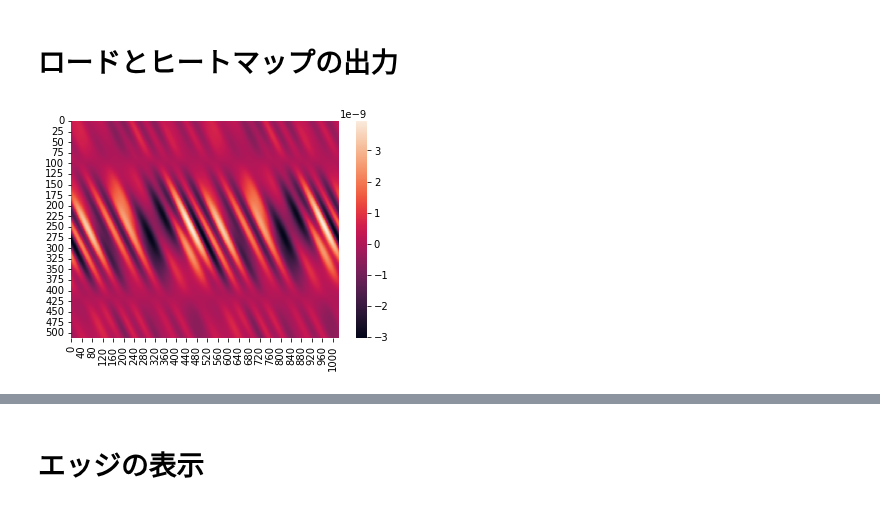
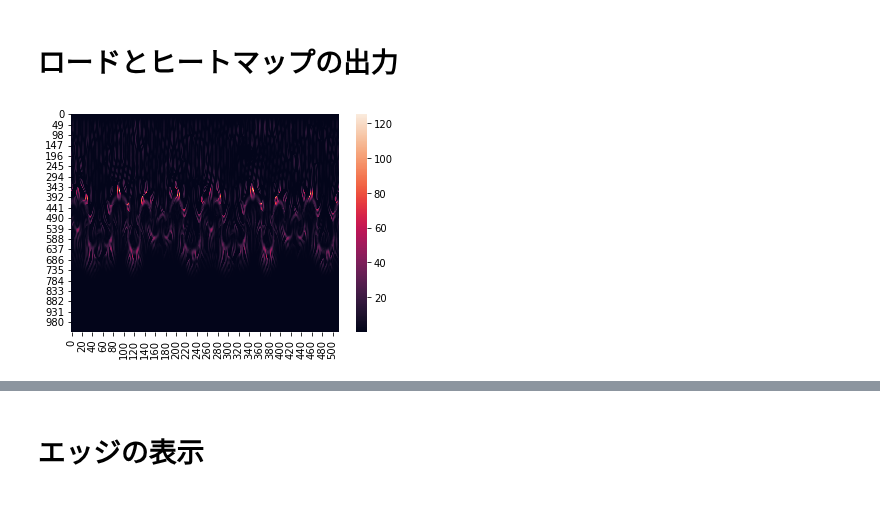
Before and after one commit to koki-mus/research, a Jupyter notebook: src/visualize.ipynb, the cells around one changed output, grey strips where cells are left out. Cells and saved outputs as stored; diff of their text form; code cells hidden in the pictures.

Commit message:
change data resource

```diff
--- a/src/visualize.ipynb
+++ b/src/visualize.ipynb
@@ -19,10 +19,13 @@ C:/Users/lkxl1/OneDrive/デスクトップ/research/bigendian_data/
 # ロードとヒートマップの出力
 # %%
 #for で回す時、保存は全てできるが、表示は最後のみ
-for n in [3]:
-    name = f"{data_dir}fort.11{n}.0"
-    data = load_bigendian(name)
-    # show(data, imgname=f"{imgout}img11{n}.png")
-    show(data)
+for target in ["velocityy", "magfieldy", "density", "enstrophy"]:
+    for jobnum in [0,2,4,6,8,10,12,14]:
+        for n in [1]:
+            # name = f"{snaps_dir}{target}/{job}/{target}.{'{0:02d}'.format(para)}.{'{0:02d}'.format(jobnum)}"
+            name = gen_snap_path(target,n,jobnum)
+            data = load(name ,z=3)
+            show(data, imgname=f"{imgout}0930/{target}.{n}.{jobnum}.png")
+            # show(data)
 # %% [output]
-[figure, old version]
+[figure, new version]
```
Also changed, not shown: parts of 3 cells of this notebook, 3 other files.
